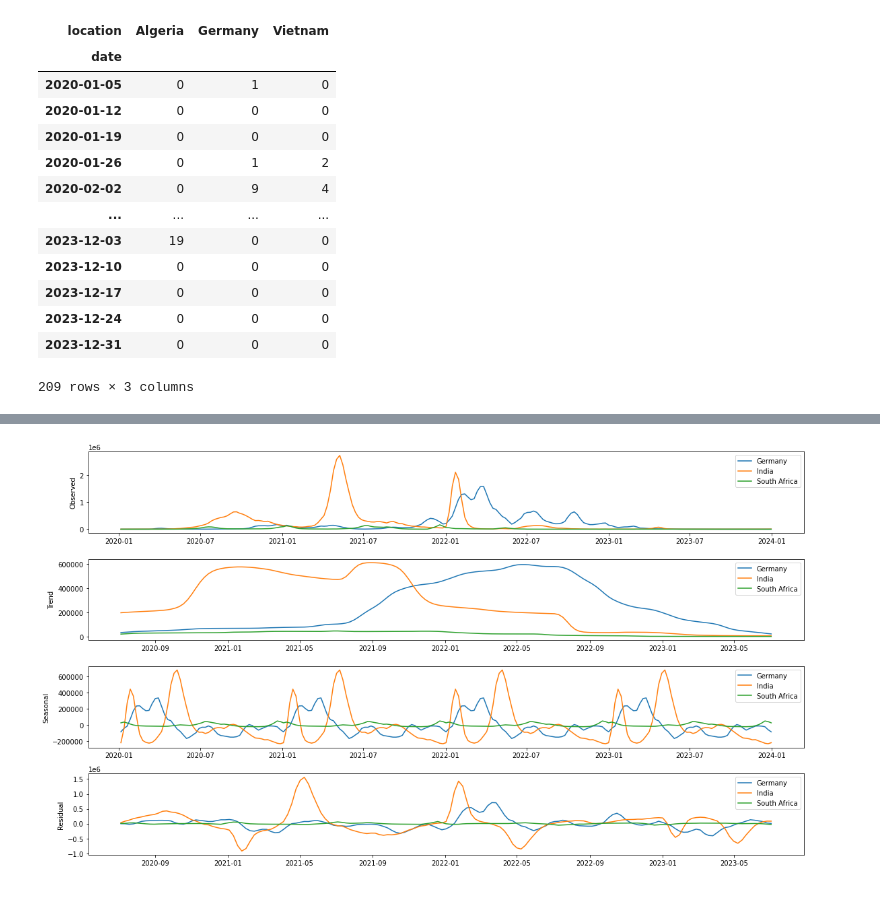
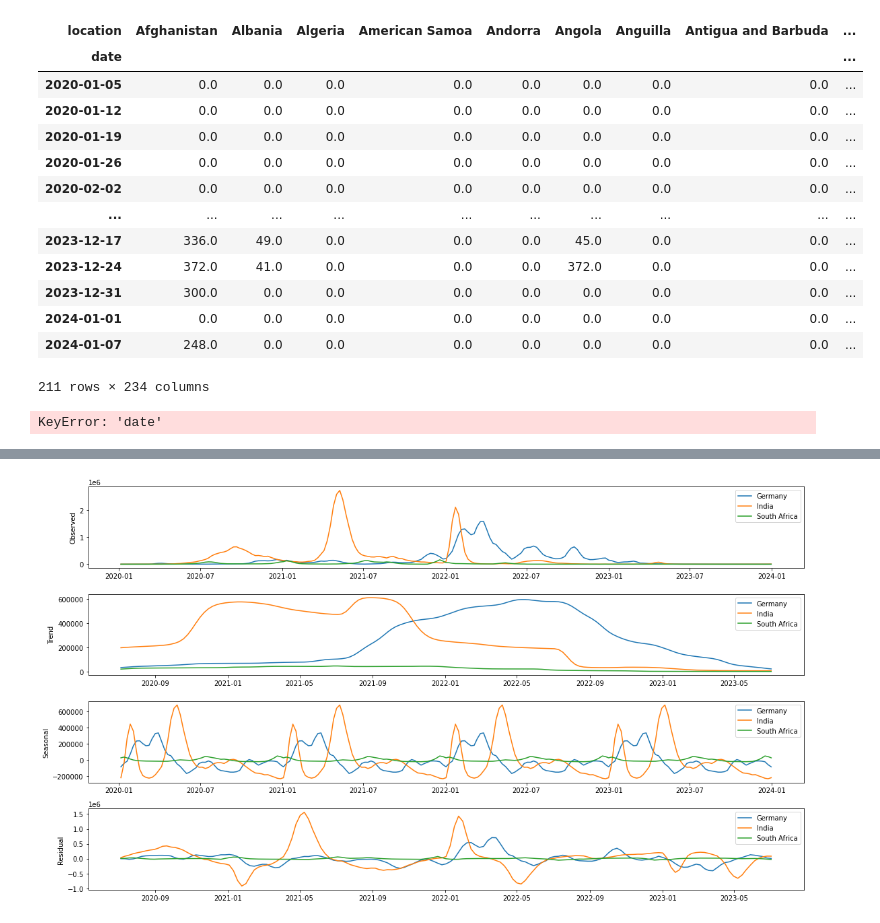
Before and after one commit to aeolmetab23/STAT_390, a Jupyter notebook: time_series.ipynb, the cells around one changed output, grey strips where cells are left out. Cells and saved outputs as stored; diff of their text form; code cells hidden in the pictures.

```diff
--- a/time_series.ipynb
+++ b/time_series.ipynb
@@ -5,36 +6,58 @@ import matplotlib.pyplot as plt
 # %%
-df = pd.read_csv('covid_clean.csv')
+df = pd.read_csv('covid_clean_lags.csv')
 df['date'] = pd.to_datetime(df['date'], format='%Y-%m-%d')
 
-df = df[df['date'].dt.year < 2024]
+# df = df[df['date'].dt.year < 2024]
 
 df = df.set_index('date')
 df.index = pd.to_datetime(df.index)
 
-df2 = df.copy()
+# df2 = df.copy()
 
-df = df[(df['location'] == 'Germany') | (df['location'] == 'Vietnam') | (df['location'] == 'Algeria')]
+#df = df[(df['location'] == 'Egypt') | (df['location'] == 'Denmark') | (df['location'] == 'Brazil')]
 
 df = df.pivot(columns='location', values='new_cases')
-df2 = df2.pivot(columns='location', values='new_cases')
-
+df.fillna(0, inplace=True)
+# df2 = df2.pivot(columns='location', values='new_cases')
+df['total_new_cases'] = df.sum(axis=1)
 #df = df[['new_cases']]
 
 #df = df.groupby('date')['new_cases'].sum()
 
 df
 # %% [output]
-| location | Algeria | Germany | Vietnam |
-| date |  |  |  |
-| 2020-01-05 | 0 | 1 | 0 |
-| 2020-01-12 | 0 | 0 | 0 |
-| 2020-01-19 | 0 | 0 | 0 |
-| 2020-01-26 | 0 | 1 | 2 |
-| 2020-02-02 | 0 | 9 | 4 |
-| ... | ... | ... | ... |
-| 2023-12-03 | 19 | 0 | 0 |
-| 2023-12-10 | 0 | 0 | 0 |
-| 2023-12-17 | 0 | 0 | 0 |
-| 2023-12-24 | 0 | 0 | 0 |
-| 2023-12-31 | 0 | 0 | 0 |
+| location | Afghanistan | Albania | Algeria | American Samoa | Andorra | Angola | Anguilla | Antigua and Barbuda | ... |
+| date |  |  |  |  |  |  |  |  | ... |
+| 2020-01-05 | 0.0 | 0.0 | 0.0 | 0.0 | 0.0 | 0.0 | 0.0 | 0.0 | ... |
+| 2020-01-12 | 0.0 | 0.0 | 0.0 | 0.0 | 0.0 | 0.0 | 0.0 | 0.0 | ... |
+| 2020-01-19 | 0.0 | 0.0 | 0.0 | 0.0 | 0.0 | 0.0 | 0.0 | 0.0 | ... |
+| 2020-01-26 | 0.0 | 0.0 | 0.0 | 0.0 | 0.0 | 0.0 | 0.0 | 0.0 | ... |
+| 2020-02-02 | 0.0 | 0.0 | 0.0 | 0.0 | 0.0 | 0.0 | 0.0 | 0.0 | ... |
+| ... | ... | ... | ... | ... | ... | ... | ... | ... | ... |
+| 2023-12-17 | 336.0 | 49.0 | 0.0 | 0.0 | 0.0 | 45.0 | 0.0 | 0.0 | ... |
+| 2023-12-24 | 372.0 | 41.0 | 0.0 | 0.0 | 0.0 | 372.0 | 0.0 | 0.0 | ... |
+| 2023-12-31 | 300.0 | 0.0 | 0.0 | 0.0 | 0.0 | 0.0 | 0.0 | 0.0 | ... |
+| 2024-01-01 | 0.0 | 0.0 | 0.0 | 0.0 | 0.0 | 0.0 | 0.0 | 0.0 | ... |
+| 2024-01-07 | 248.0 | 0.0 | 0.0 | 0.0 | 0.0 | 0.0 | 0.0 | 0.0 | ... |
-209 rows × 3 columns
+211 rows × 234 columns
+# %%
+df['day_of_week'] = df['date'].dt.day_name()
+
+# Group by day of the week and sum the new cases
+daily_cases = df.groupby('day_of_week')['new_cases'].sum()
+
+# Order the days of the week
+days_order = ['Monday', 'Tuesday', 'Wednesday', 'Thursday', 'Friday', 'Saturday', 'Sunday']
+daily_cases = daily_cases.reindex(days_order)
+
+# Plotting
+plt.figure(figsize=(10, 6))
+daily_cases.plot(kind='bar', color='skyblue')
+plt.xlabel('Day of the Week')
+plt.ylabel('Total New Cases')
+plt.title('Total New Cases for Each Day of the Week')
+plt.xticks(rotation=45, ha='right')
+plt.tight_layout()
+plt.show()
+# %% [output]
+KeyError: 'date'
```
Also changed, not shown: parts of 6 cells of this notebook, 24 other files.
